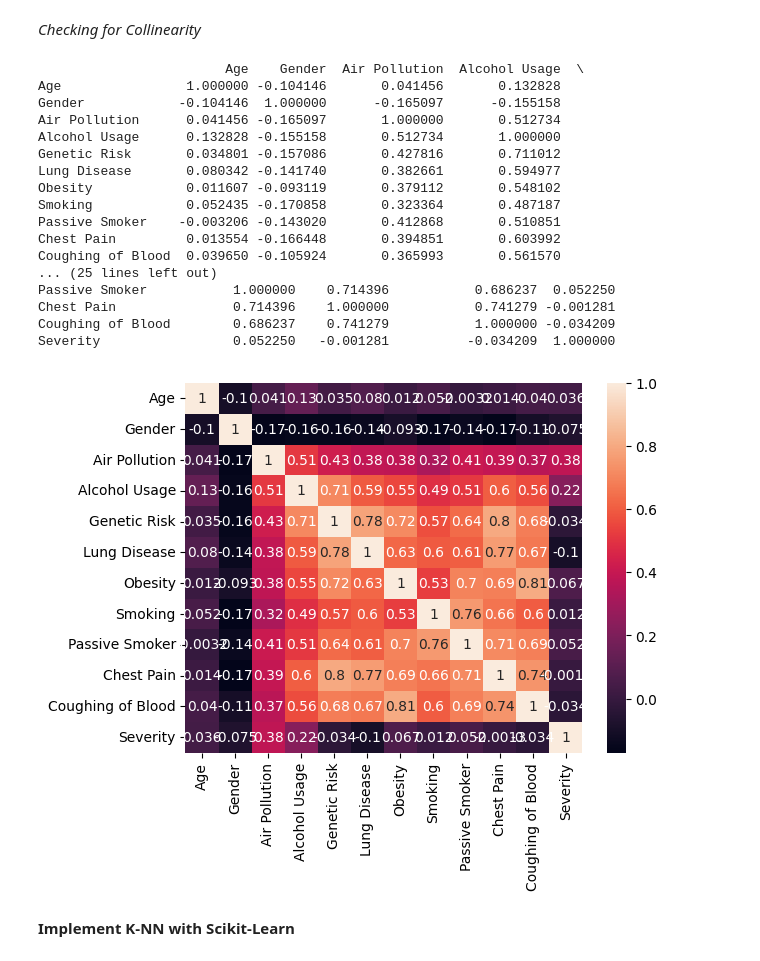
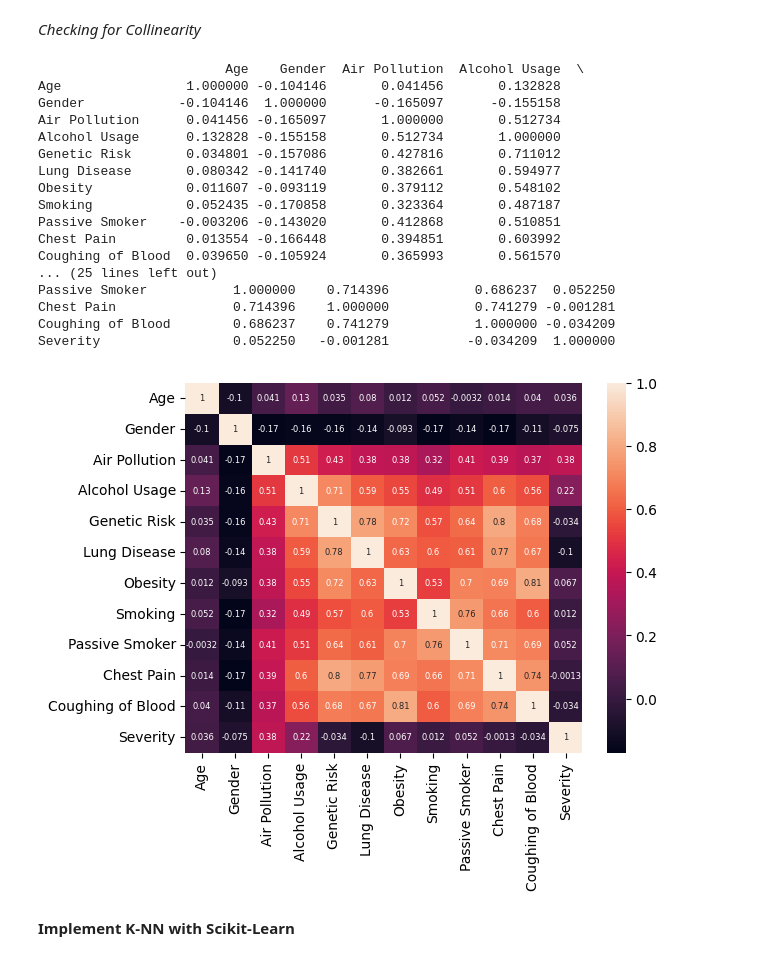
Before and after one commit to andysontran/health-factors-ml-pred, a Jupyter notebook: 2_CHL5230_F23.ipynb, the cells around one changed output. Cells and saved outputs as stored; diff of their text form; code cells hidden in the pictures.

```diff
--- a/2_CHL5230_F23.ipynb
+++ b/2_CHL5230_F23.ipynb
@@ -131,32 +132,34 @@ fig_box.show('colab')
 # %%
 # Plotting the confusion matrix
 import pandas as pd
+import seaborn as sns
+import matplotlib.pyplot as plt
 
 df_c = pd.DataFrame(df)
 corr_Matrix = df_c.corr()
 print(corr_Matrix)
 
-sns.heatmap(corr_Matrix, annot = True)
+sns.heatmap(corr_Matrix, annot = True, annot_kws = {"fontsize":6})
 plt.show()
 # %% [output]
                         Age    Gender  Air Pollution  Alcohol Usage  \
 Age                1.000000 -0.104146       0.041456       0.132828
 Gender            -0.104146  1.000000      -0.165097      -0.155158
 Air Pollution      0.041456 -0.165097       1.000000       0.512734
 Alcohol Usage      0.132828 -0.155158       0.512734       1.000000
 Genetic Risk       0.034801 -0.157086       0.427816       0.711012
 Lung Disease       0.080342 -0.141740       0.382661       0.594977
 Obesity            0.011607 -0.093119       0.379112       0.548102
 Smoking            0.052435 -0.170858       0.323364       0.487187
 Passive Smoker    -0.003206 -0.143020       0.412868       0.510851
 Chest Pain         0.013554 -0.166448       0.394851       0.603992
 Coughing of Blood  0.039650 -0.105924       0.365993       0.561570
 ... (25 lines left out)
 Passive Smoker           1.000000    0.714396           0.686237  0.052250
 Chest Pain               0.714396    1.000000           0.741279 -0.001281
 Coughing of Blood        0.686237    0.741279           1.000000 -0.034209
 Severity                 0.052250   -0.001281          -0.034209  1.000000
-[figure, old version]
+[figure, new version]
 # %% [markdown]
 **Implement K-NN with Scikit-Learn**
 # %%
```
Also changed, not shown: parts of 6 cells of this notebook.
